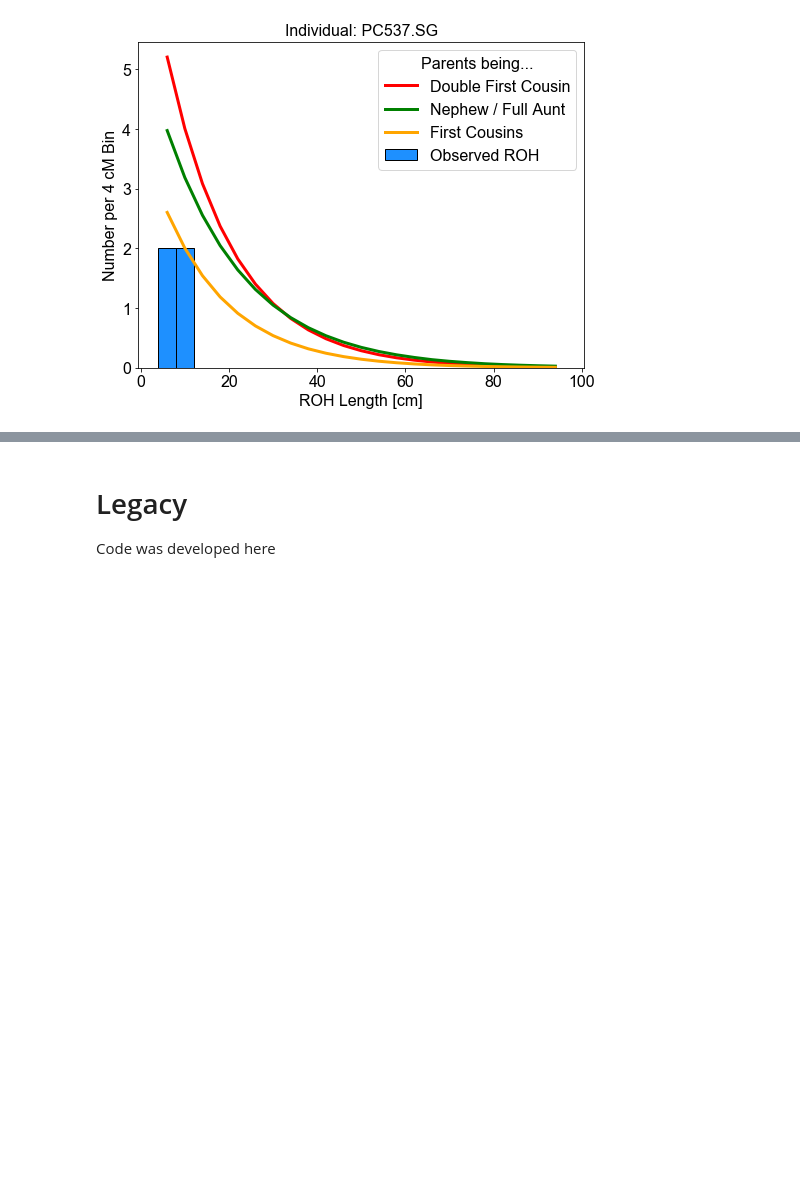
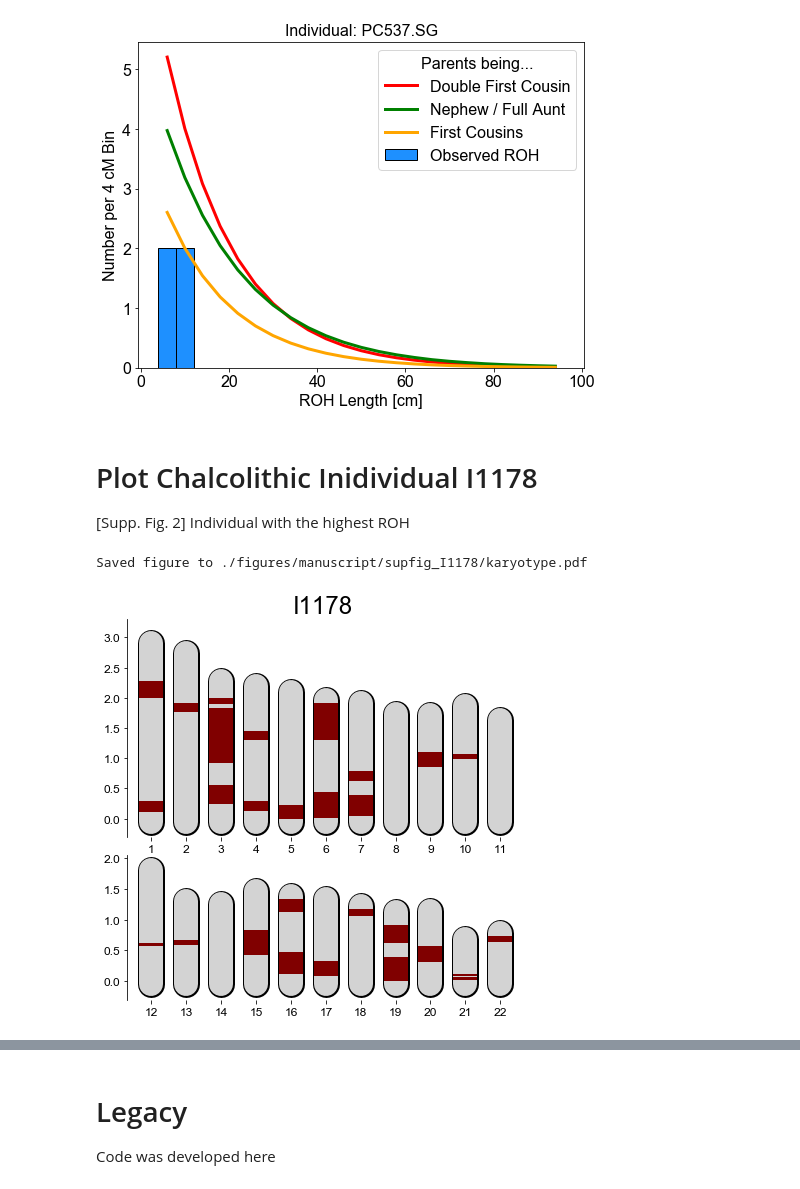
Before and after one commit to hringbauer/hapROH, a Jupyter notebook: Notebooks/Figures/plotIndividualROH.ipynb, the cells around one changed output, grey strips where cells are left out. Saved outputs shown, nothing was run; the diff lists cells and outputs as text; code cells hidden in the pictures; blank space fills up the shorter version.

Commit message:
Figure 2 Updates

```diff
--- a/Notebooks/Figures/plotIndividualROH.ipynb
+++ b/Notebooks/Figures/plotIndividualROH.ipynb
@@ -75,3 +76,14 @@ plot_pde_indivdiual(iid='PC537.SG', min_cm=4, snp_cm=50, bw_cm=4, kde_plot=False
                     prefix_out='', output=False, gap=0.5)
 # %% [output]
 [figure]
+# %% [markdown]
+# Plot Chalcolithic Inidividual I1178
+[Supp. Fig. 2]
+Individual with the highest ROH
+# %%
+plot_roh_individual(iid="I1178", figsize=(7, 7), folder="./Empirical/Eigenstrat/Reichall/final/",
+                    prefix_out="", min_cm=4, plot_bad=False, gap=1.0,
+                    savepath="./figures/manuscript/supfig_I1178/karyotype.pdf")  # MA89 #Ogl_5
+# %% [output]
+Saved figure to ./figures/manuscript/supfig_I1178/karyotype.pdf
+[figure, added]
```
Also changed, not shown: parts of 3 cells of this notebook, 6 other files.
